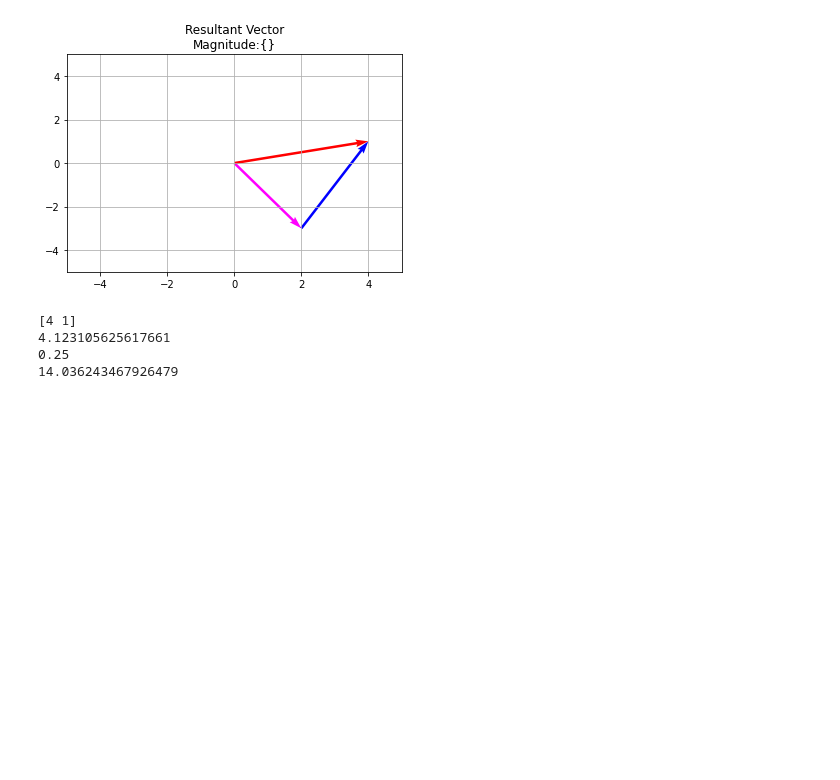
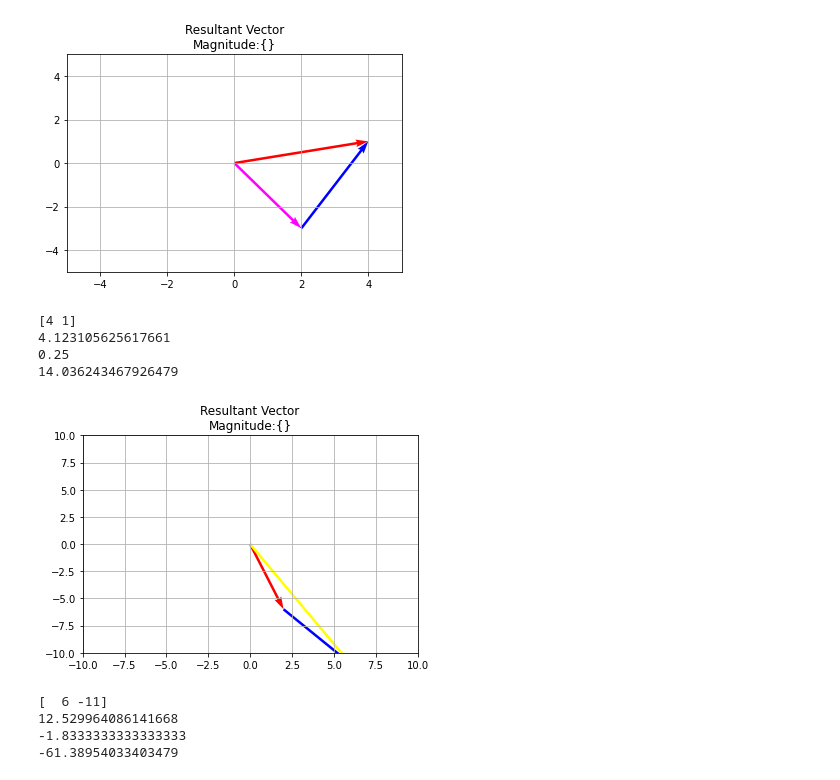
Before and after one commit to domsjcsn/Linear-ALgebra---Python, a Jupyter notebook: Assignment9_JOCSON.ipynb, the cells around one changed output. Drawn from its saved outputs; the diff is of its cells as text; code cells hidden in the pictures; blank space fills up the shorter version.

```diff
--- a/Assignment9_JOCSON.ipynb
+++ b/Assignment9_JOCSON.ipynb
@@ -246,3 +247,29 @@ print(Angle)
 4.123105625617661
 0.25
 14.036243467926479
+# %%
+#2
+A = np.array([2, -6])
+B = np.array([4, -5])
+plt.title("Resultant Vector\nMagnitude:{}")
+plt.xlim(-10, 10)
+plt.ylim(-10, 10)
+plt.quiver(0, 0, A[0], A[1], angles='xy', scale_units='xy', scale=1, color='red')
+plt.quiver(A[0], A[1], B[0], B[1], angles='xy', scale_units='xy', scale=1, color='blue')
+R = A + B
+plt.quiver(0, 0, R[0], R[1], angles='xy', scale_units='xy', scale=1, color='yellow')
+plt.grid()
+plt.show()
+print(R)
+Magnitude = np.sqrt(np.sum(R**2))
+print(Magnitude)
+Slope = R[1]/R[0]
+print(Slope)
+Angle = (np.arctan(Slope))*(180/np.pi)
+print(Angle)
+# %% [output]
+[figure, added]
+[  6 -11]
+12.529964086141668
+-1.8333333333333333
+-61.38954033403479
```
Also changed, not shown: parts of 2 cells of this notebook.
